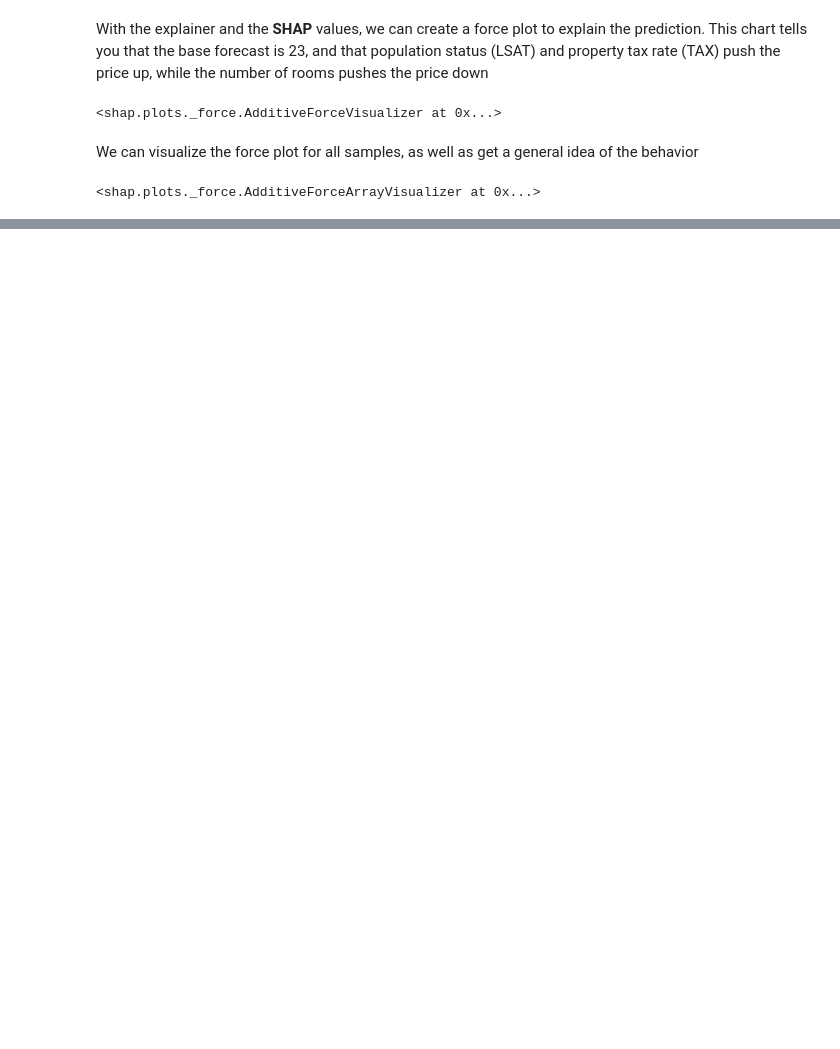
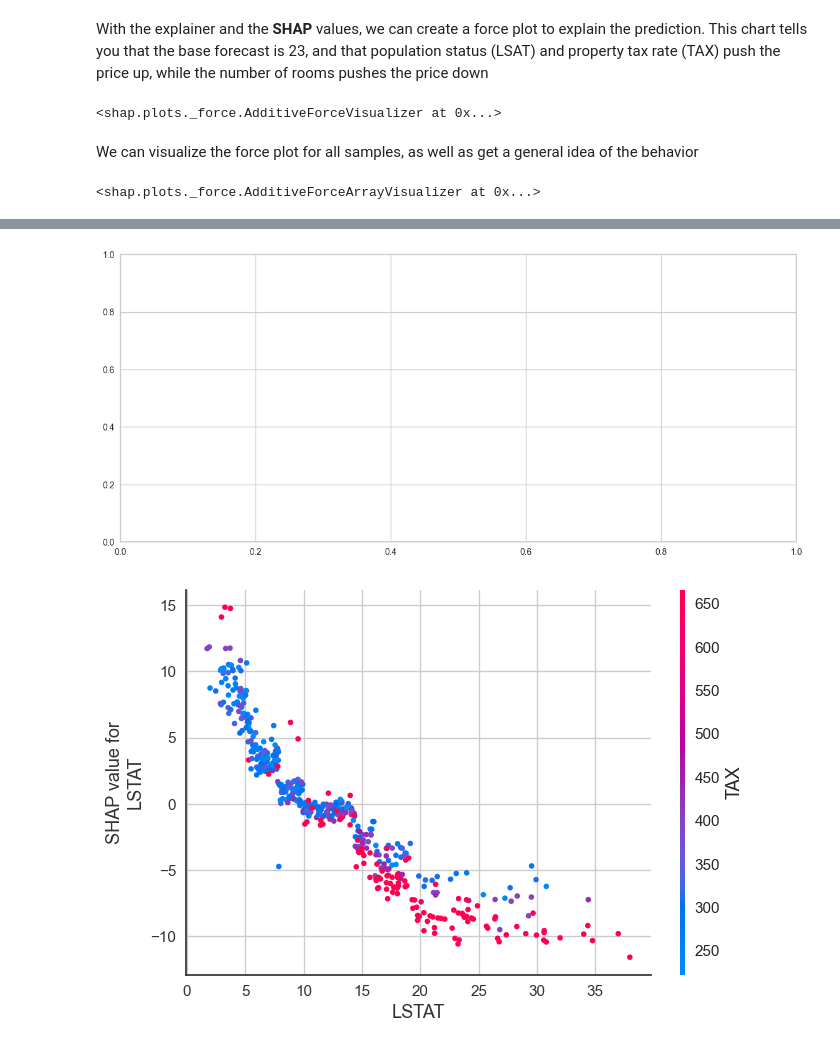
Before and after one commit to DellaCortef/machine-learning-pocket-reference, a Jupyter notebook: explaining-regression-models.ipynb, the cells around one changed output, grey strips where cells are left out. Cells and saved outputs as stored; diff of their text form; code cells hidden in the pictures; blank space fills up the shorter version.

Commit message:
LSTAT dependence_plot

```diff
--- a/explaining-regression-models.ipynb
+++ b/explaining-regression-models.ipynb
@@ -375,0 +376,9 @@ From the dependency graph for **LSAT**, we can notice that as **LSAT** increases
+# %%
+fig, ax = plt.subplots(figsize=(14, 6))
+
+shap.dependence_plot("LSTAT", vals, bos_X)
+
+fig.savefig("images/explaining_regression_models_lsat_dependence_plot_shap", bbox_inches="tight")
+# %% [output]
+[figure, added]
+[figure, added]
```
Also changed, not shown: parts of 2 cells of this notebook, 1 other file.
